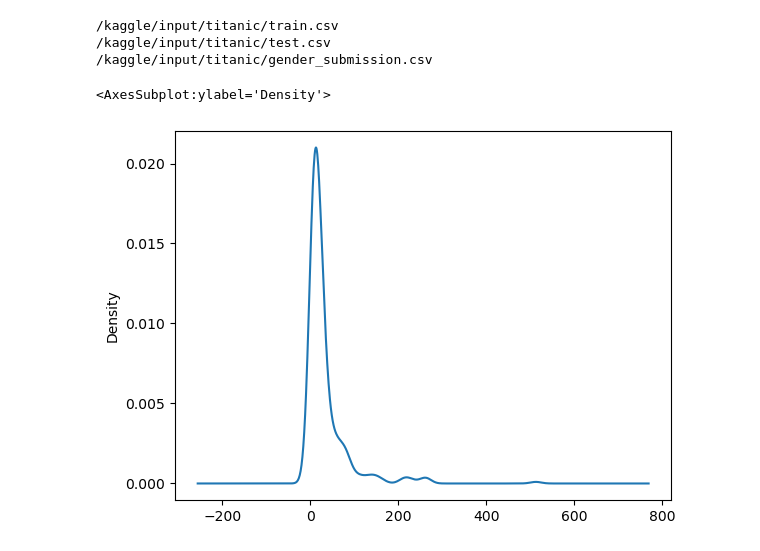
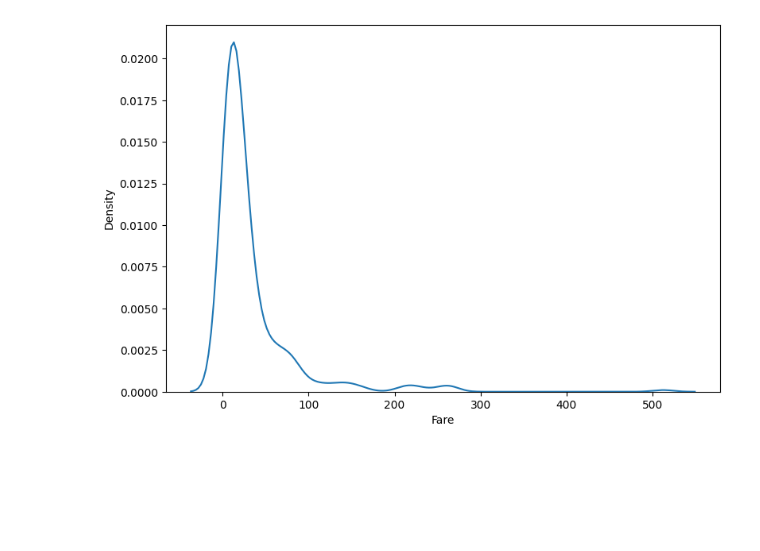
Before and after one commit to Shriram-Vibhute/CampusX-DSMP2.0, a Jupyter notebook: Statistics/Central Limit Therom/titanic cast study.ipynb, the cells around one changed output. Cells and saved outputs as stored; diff of their text form; code cells hidden in the pictures; blank space fills up the shorter version.

```diff
--- a/Statistics/Central Limit Therom/titanic cast study.ipynb
+++ b/Statistics/Central Limit Therom/titanic cast study.ipynb
@@ -1,22 +0,0 @@
-# %%
-# This Python 3 environment comes with many helpful analytics libraries installed
-# It is defined by the kaggle/python Docker image: https://github.com/kaggle/docker-python
-# For example, here's several helpful packages to load
-
-import numpy as np # linear algebra
-import pandas as pd # data processing, CSV file I/O (e.g. pd.read_csv)
-
-# Input data files are available in the read-only "../input/" directory
-# For example, running this (by clicking run or pressing Shift+Enter) will list all files under the input directory
-
-import os
-for dirname, _, filenames in os.walk('/kaggle/input'):
-    for filename in filenames:
-        print(os.path.join(dirname, filename))
-
-# You can write up to 20GB to the current directory (/kaggle/working/) that gets preserved as output when you create a version using "Save & Run All"
-# You can also write temporary files to /kaggle/temp/, but they won't be saved outside of the current session
-# %% [output]
-/kaggle/input/titanic/train.csv
-/kaggle/input/titanic/test.csv
-/kaggle/input/titanic/gender_submission.csv
@@ -28,5 +0,0 @@ df = pd.concat([train_df.drop(columns=['Survived']),test_df]).sample(1309)
-# %%
-df['Fare'].plot(kind='kde')
-# %% [output]
-<AxesSubplot:ylabel='Density'>
-[figure, removed]
@@ -33,3 +6,14 @@ df['Fare'].plot(kind='kde')
+# %%
+train_df = pd.read_csv('train.csv')
+test_df = pd.read_csv('test.csv')
+
+df = pd.concat([train_df.drop(columns=['Survived']),test_df]).sample(1309)
+
+plt.figure(figsize=(9, 6))
+sns.kdeplot(df['Fare'])
+plt.show()
+# %% [output]
+[figure, added]
 # %%
 # sample size = 50 -> 100 times
 samples = []
```
Also changed, not shown: parts of 14 cells of this notebook.
